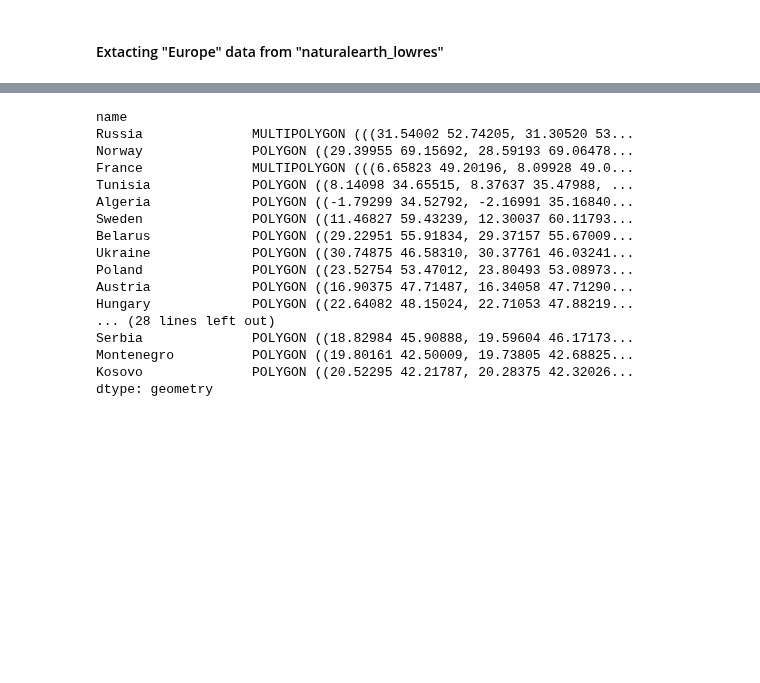
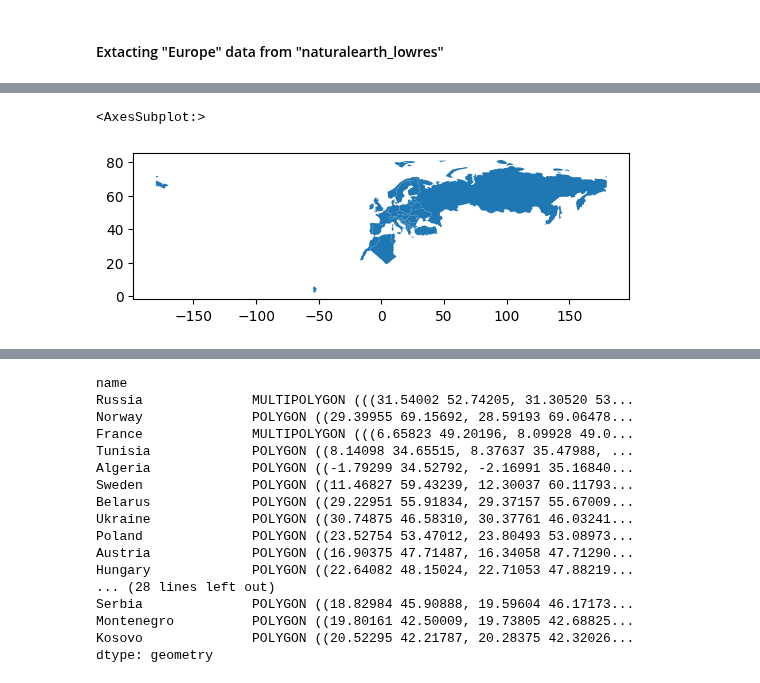
Before and after one commit to msyamkumar/cs320-lecture-notes, a Jupyter notebook: lec_27_Visualization_3/lecture.ipynb, the cells around one changed output, grey strips where cells are left out. Saved outputs shown, nothing was run; the diff lists cells and outputs as text; code cells hidden in the pictures; blank space fills up the shorter version.

```diff
--- a/lec_27_Visualization_3/lecture.ipynb
+++ b/lec_27_Visualization_3/lecture.ipynb
@@ -118,0 +171,6 @@ gdf[gdf.intersects(b)].plot()
+# %%
+# Incorrect v1
+gdf[gdf.intersects(eur_window)].plot()
+# %% [output]
+<AxesSubplot:>
+[figure, added]
```
Also changed, not shown: parts of 61 cells of this notebook.
